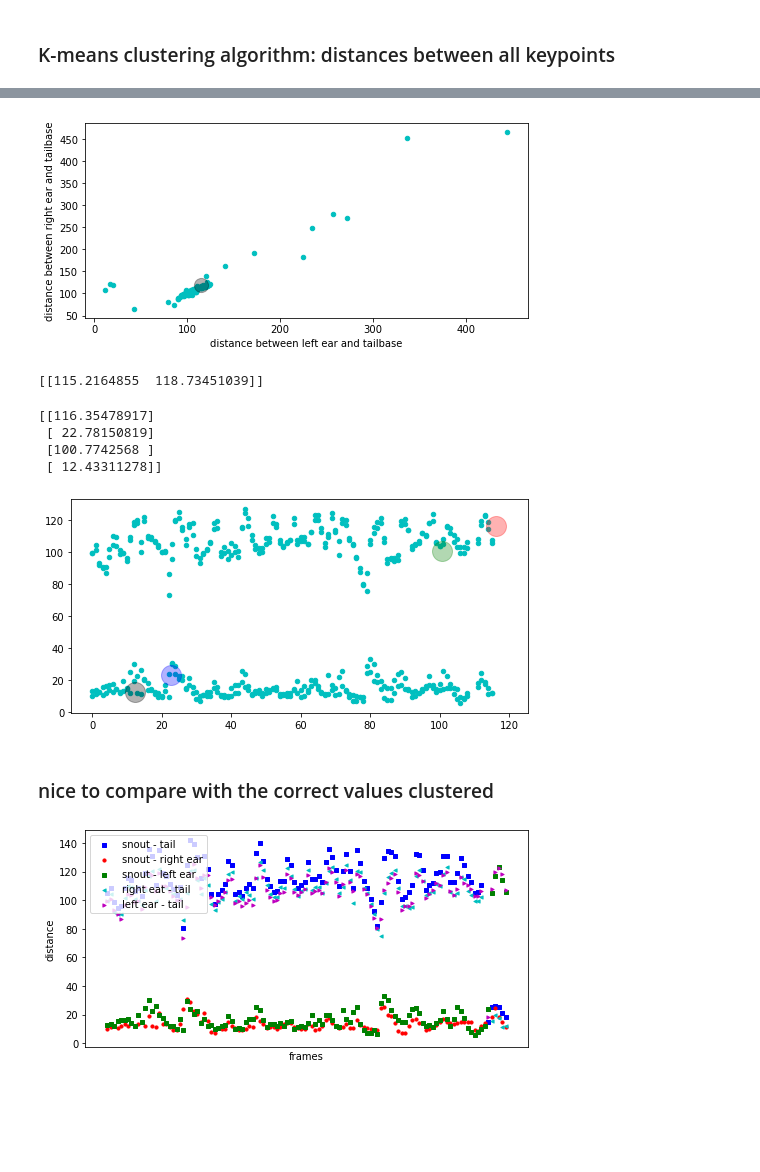
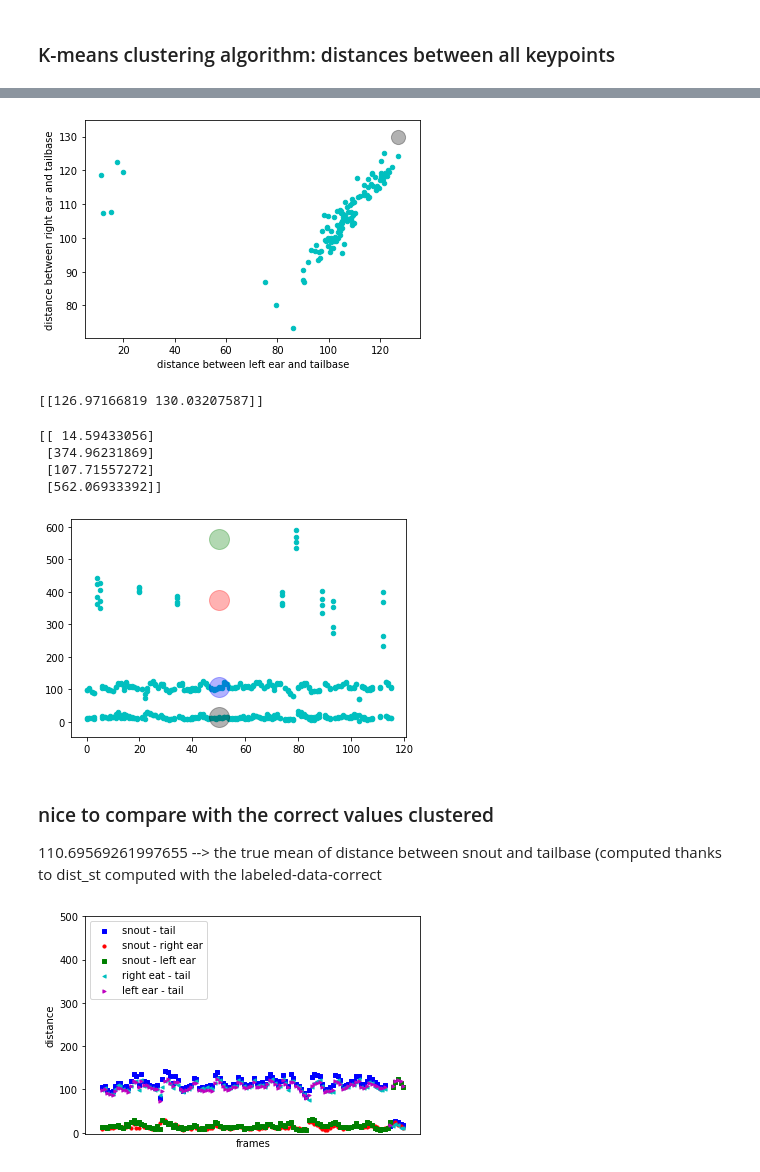
Before and after one commit to clara-rossignol/Bachelor-Project, a Jupyter notebook: clustering-finding-outliers.ipynb, the cells around one changed output, grey strips where cells are left out. Cells and saved outputs as stored; diff of their text form; code cells hidden in the pictures; blank space fills up the shorter version.

```diff
--- a/clustering-finding-outliers.ipynb
+++ b/clustering-finding-outliers.ipynb
@@ -29,7 +29,7 @@ cfg = deeplabcut.auxiliaryfunctions.read_config(path_config_file)
 scorer = cfg['scorer']
 bodyparts = cfg['bodyparts']
 # %%
-from FunctionsLib import distance_keypoints
+from FunctionsLib import distance_keypoints,clean_dataset
 df = pd.read_hdf(r'openfield-Pranav-2018-08-20\labeled-data\m1s1\CollectedData_Pranav.h5')
 dist = distance_keypoints(df,'snout','tailbase')
 
@@ -39,12 +39,6 @@ print(nan_rows)
 
 data = pd.DataFrame(data=dist, index=df.index, columns=None)
 
-# remove any NaN values from our distances dataset
-def clean_dataset(df):
-    assert isinstance(df, pd.DataFrame), "df needs to be a pd.DataFrame"
-    df.dropna(inplace=True)
-    indices_to_keep = ~df.isin([np.nan, np.inf, -np.inf]).any(1)
-    return df[indices_to_keep].astype(np.float64)
 data = clean_dataset(data)
 #df.plot()
 # %% [output]
@@ -184,11 +177,6 @@ for (a,b,c) in zip(leftear,snout,rightear):
 #this still needs work
 # %%
 data = pd.DataFrame(data=angles, index=df.index, columns=None)
-def clean_dataset(df):
-    assert isinstance(df, pd.DataFrame), "df needs to be a pd.DataFrame"
-    df.dropna(inplace=True)
-    indices_to_keep = ~df.isin([np.nan, np.inf, -np.inf]).any(1)
-    return df[indices_to_keep].astype(np.float64)
 data = clean_dataset(data)
 # %%
 # Prepare data for model
@@ -429,13 +429,13 @@ print(centers)
 # %%
 plt.scatter(from_tail[:,0], from_tail[:,1], s = 20, c = 'c')
-plt.scatter(115.2164855, 118.73451039, c='black', s=200, alpha=0.3)
+plt.scatter(126.97166819, 130.03207587, c='black', s=200, alpha=0.3)
 
 plt.ylabel('distance between right ear and tailbase')
 plt.xlabel('distance between left ear and tailbase')
 
 plt.show()
 # %% [output]
-[figure, old version]
+[figure, new version]
 # %%
 # defining the kmeans function
 kmeans = KMeans(n_clusters=1)
@@ -447,7 +447,7 @@ y_kmeans = kmeans.predict(data[['RT', 'LT']])
 centers = kmeans.cluster_centers_
 print(centers)
 # %% [output]
-[[115.2164855  118.73451039]]
+[[126.97166819 130.03207587]]
 # %%
 d = clean_data.to_numpy().flatten()
 d = d.reshape(-1, 1)
@@ -462,27 +462,26 @@ y_kmeans = kmeans.predict(d)
 centers = kmeans.cluster_centers_
 print(centers)
 # %% [output]
-[[116.35478917]
- [ 22.78150819]
- [100.7742568 ]
- [ 12.43311278]]
+[[ 14.59433056]
+ [374.96231869]
+ [107.71557272]
+ [562.06933392]]
 # %%
 plt.scatter(np.repeat(np.array(clean_data.index),4), d, s = 20, c = 'c')
 
-plt.scatter(12.43311278, 12.43311278, c='black', s=400, alpha=0.3)
-plt.scatter(116.10551233, 116.10551233, c='red', s=400, alpha=0.3)
-plt.scatter(22.78150819, 22.78150819, c='blue', s=400, alpha=0.3)
-plt.scatter(100.60144603, 100.60144603, c='green', s=400, alpha=0.3)
-
-
-#plt.ylabel('distance between right ear and tailbase')
-#plt.xlabel('distance between left ear and tailbase')
+plt.scatter(50, 14.59433056, c='black', s=400, alpha=0.3)
+plt.scatter(50, 374.96231869, c='red', s=400, alpha=0.3)
+plt.scatter(50, 107.71557272, c='blue', s=400, alpha=0.3)
+plt.scatter(50, 562.06933392, c='green', s=400, alpha=0.3)
 
 plt.show()
 # %% [output]
-[figure, old version]
+[figure, new version]
 # %% [markdown]
 ### nice to compare with the correct values clustered
+
+110.69569261997655 --> the true mean of distance between snout and tailbase (computed thanks to dist_st
+computed with the labeled-data-correct
 # %%
 df = pd.read_hdf(r'openfield-Pranav-2018-08-20\labeled-data-correct\m1s1\CollectedData_Pranav.h5')
 
@@ -507,10 +506,11 @@ ax1.scatter(df.index, dist_lt, s=10, c='m', marker=">", label='left ear - tail')
 plt.legend(loc='upper left');
 plt.ylabel('distance')
 plt.xlabel('frames')
+ax1.set_ylim(ymax=500)
 
 plt.show()
 # %% [output]
-[figure, old version]
+[figure, new version]
 # %%
 from FunctionsLib import clean_dataset
 
```
Also changed, not shown: parts of 28 cells of this notebook, 2 other files.
